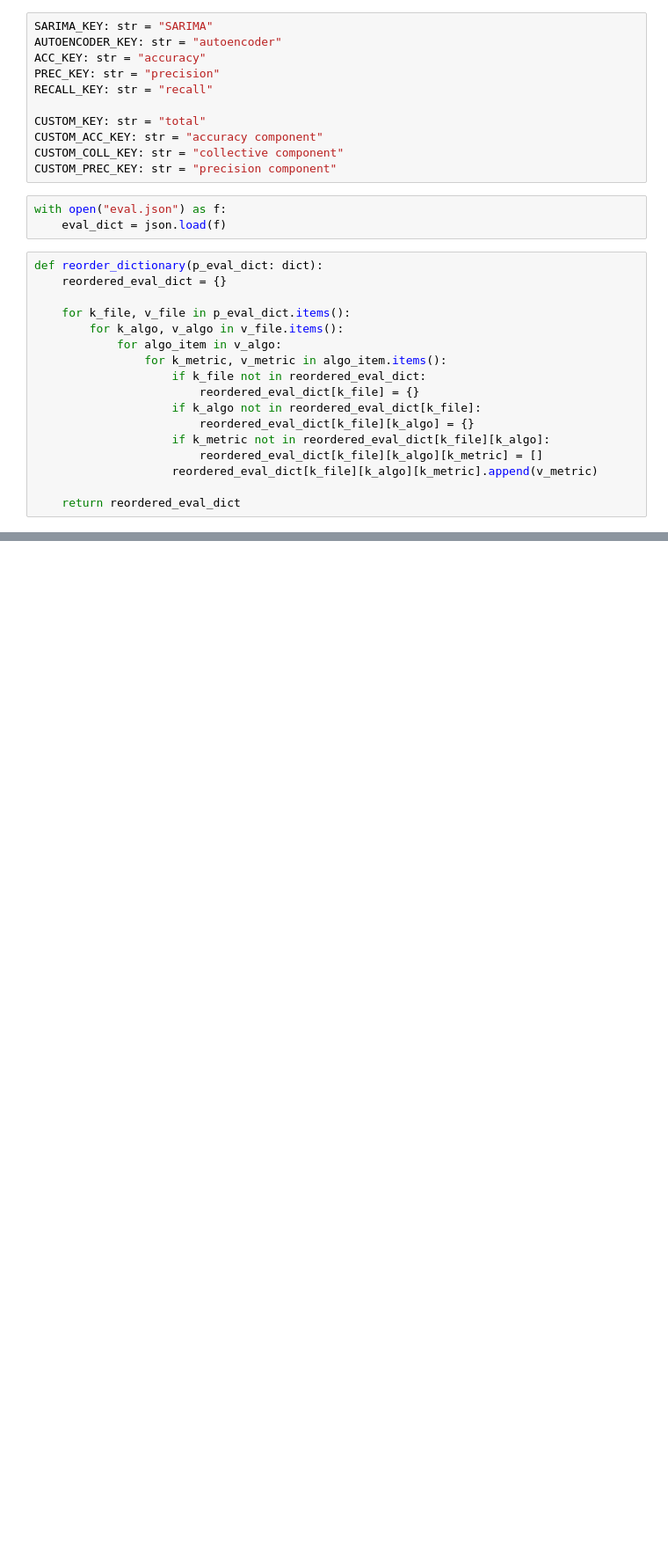
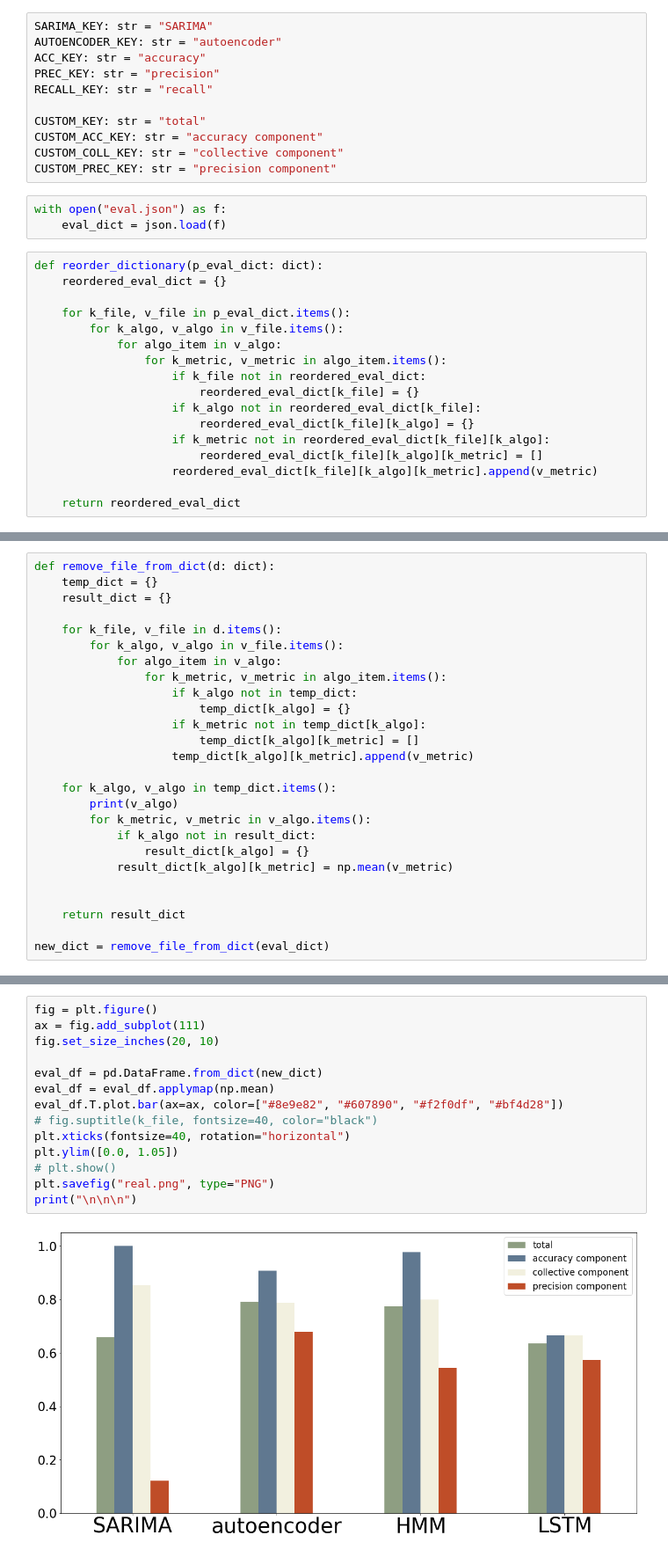
Before and after one commit to emerelte/kad, a Jupyter notebook: notebooks/eval_reader_nb.ipynb, the cells around one changed output, grey strips where cells are left out. Shown at 88% size. Drawn from its saved outputs; the diff is of its cells as text; blank space fills up the shorter version.

```diff
--- a/notebooks/eval_reader_nb.ipynb
+++ b/notebooks/eval_reader_nb.ipynb
@@ -111,0 +91,26 @@ reordered_dictionary
+# %%
+def remove_file_from_dict(d: dict):
+    temp_dict = {}
+    result_dict = {}
+
+    for k_file, v_file in d.items():
+        for k_algo, v_algo in v_file.items():
+            for algo_item in v_algo:
+                for k_metric, v_metric in algo_item.items():
+                    if k_algo not in temp_dict:
+                        temp_dict[k_algo] = {}
+                    if k_metric not in temp_dict[k_algo]:
+                        temp_dict[k_algo][k_metric] = []
+                    temp_dict[k_algo][k_metric].append(v_metric)
+
+    for k_algo, v_algo in temp_dict.items():
+        print(v_algo)
+        for k_metric, v_metric in v_algo.items():
+            if k_algo not in result_dict:
+                result_dict[k_algo] = {}
+            result_dict[k_algo][k_metric] = np.mean(v_metric)
+
+
+    return result_dict
+
+new_dict = remove_file_from_dict(eval_dict)
@@ -111,0 +122,16 @@ reordered_dictionary
+# %%
+fig = plt.figure()
+ax = fig.add_subplot(111)
+fig.set_size_inches(20, 10)
+
+eval_df = pd.DataFrame.from_dict(new_dict)
+eval_df = eval_df.applymap(np.mean)
+eval_df.T.plot.bar(ax=ax, color=["#8e9e82", "#607890", "#f2f0df", "#bf4d28"])
+# fig.suptitle(k_file, fontsize=40, color="black")
+plt.xticks(fontsize=40, rotation="horizontal")
+plt.ylim([0.0, 1.05])
+# plt.show()
+plt.savefig("real.png", type="PNG")
+print("\n\n\n")
+# %% [output]
+[figure, added]
```
Also changed, not shown: parts of 5 cells of this notebook, 9 other files.
